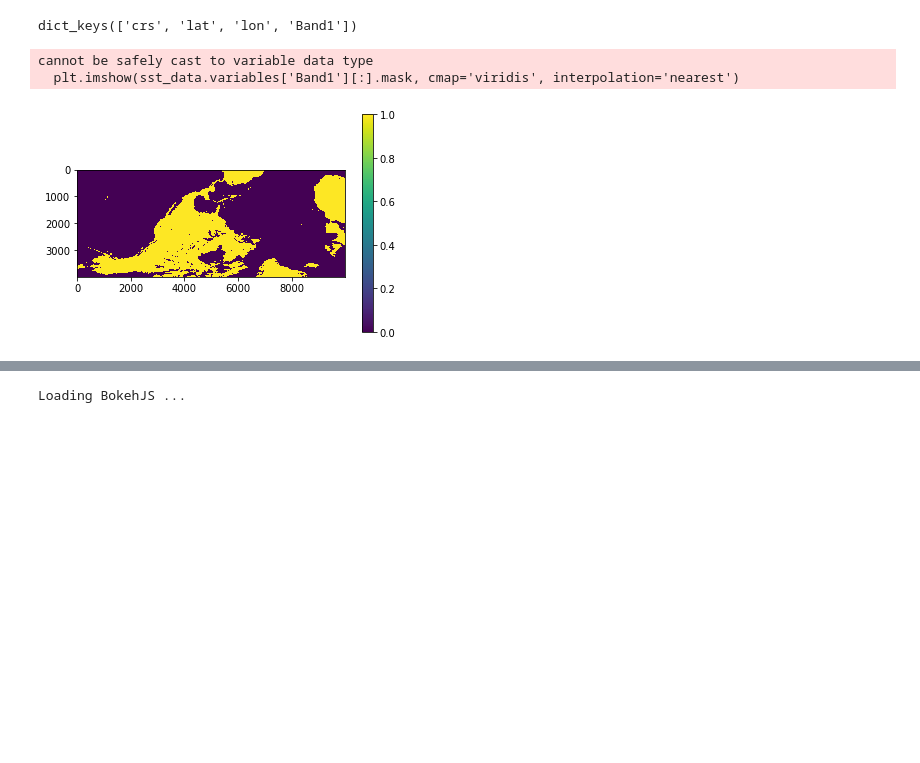
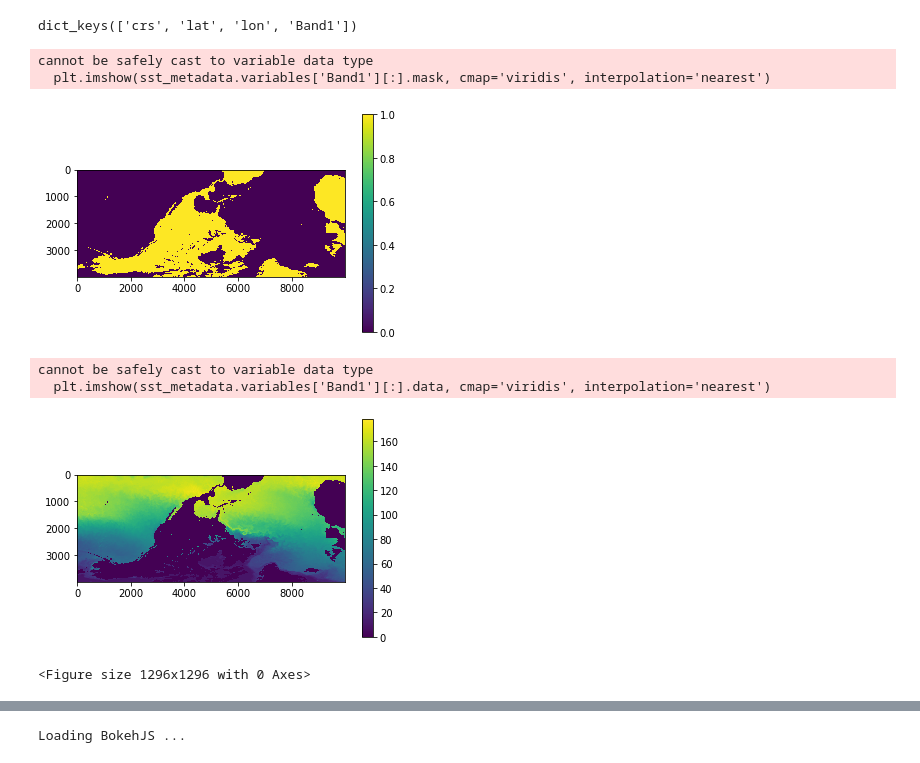
Before and after one commit to seangtkelley/hrrr-clm-lake-model-analysis, a Jupyter notebook: notebooks/sst-exploration.ipynb, the cells around one changed output, grey strips where cells are left out. Drawn from its saved outputs; the diff is of its cells as text; code cells hidden in the pictures; blank space fills up the shorter version.

```diff
--- a/notebooks/sst-exploration.ipynb
+++ b/notebooks/sst-exploration.ipynb
@@ -33,11 +45,21 @@ sst_data.variables.keys()
 # %% [output]
 dict_keys(['crs', 'lat', 'lon', 'Band1'])
 # %%
-plt.imshow(sst_data.variables['Band1'][:].mask, cmap='viridis', interpolation='nearest')
+plt.imshow(sst_metadata.variables['Band1'][:].mask, cmap='viridis', interpolation='nearest')
 plt.colorbar()
 plt.show()
 # %% [output]
 cannot be safely cast to variable data type
-  plt.imshow(sst_data.variables['Band1'][:].mask, cmap='viridis', interpolation='nearest')
+  plt.imshow(sst_metadata.variables['Band1'][:].mask, cmap='viridis', interpolation='nearest')
 [figure]
+# %%
+plt.imshow(sst_metadata.variables['Band1'][:].data, cmap='viridis', interpolation='nearest')
+plt.colorbar()
+plt.figure(figsize=(18, 18))
+plt.show()
+# %% [output]
+cannot be safely cast to variable data type
+  plt.imshow(sst_metadata.variables['Band1'][:].data, cmap='viridis', interpolation='nearest')
+[figure, added]
+<Figure size 1296x1296 with 0 Axes>
 # %%
```
Also changed, not shown: parts of 22 cells of this notebook.
